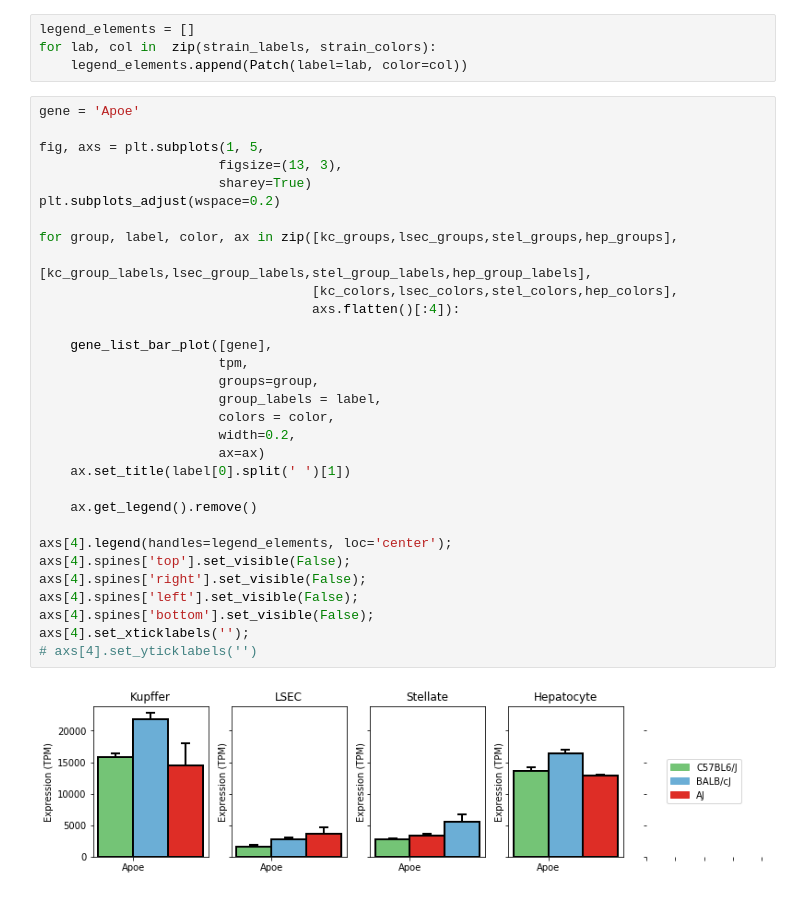
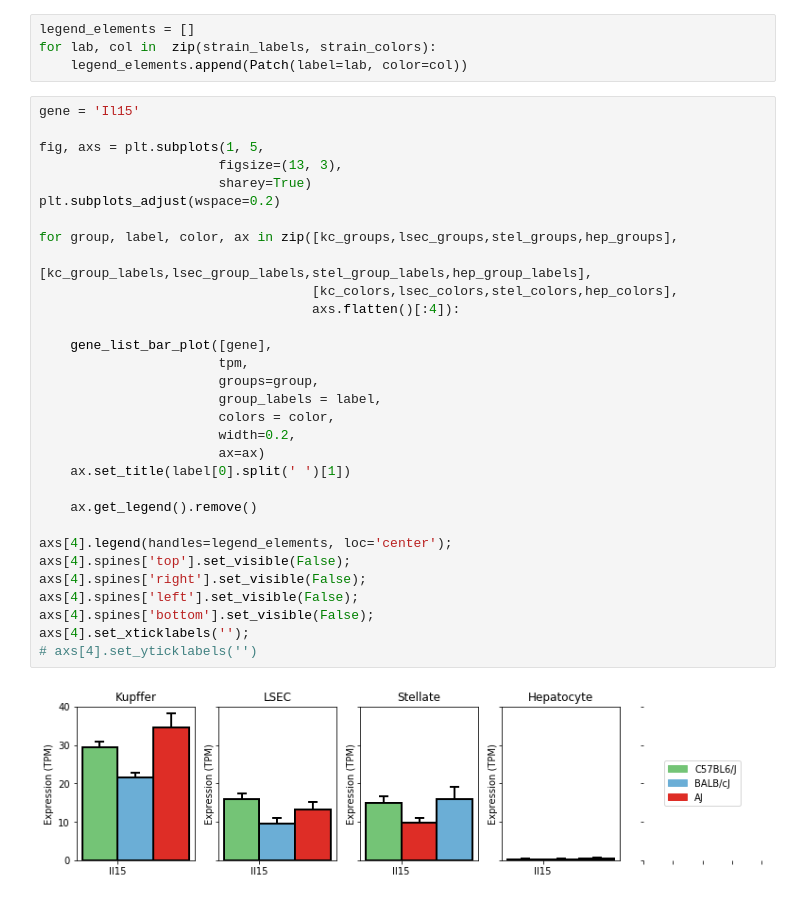
Before and after one commit to HunterBennett/strains_rna, a Jupyter notebook: results/A00_Strains_Control_AllSamples_Visualization.ipynb, the cells around one changed output. Saved outputs shown, nothing was run; the diff lists cells and outputs as text.

```diff
--- a/results/A00_Strains_Control_AllSamples_Visualization.ipynb
+++ b/results/A00_Strains_Control_AllSamples_Visualization.ipynb
@@ -83,35 +83,35 @@ legend_elements = []
 for lab, col in  zip(strain_labels, strain_colors):
     legend_elements.append(Patch(label=lab, color=col))
 # %%
-gene = 'Apoe'
+gene = 'Il15'
 
 fig, axs = plt.subplots(1, 5,
                        figsize=(13, 3),
                        sharey=True)
 plt.subplots_adjust(wspace=0.2)
 
 for group, label, color, ax in zip([kc_groups,lsec_groups,stel_groups,hep_groups],
                                    [kc_group_labels,lsec_group_labels,stel_group_labels,hep_group_labels],
                                    [kc_colors,lsec_colors,stel_colors,hep_colors],
                                    axs.flatten()[:4]):
 
     gene_list_bar_plot([gene],
                        tpm,
                        groups=group,
                        group_labels = label,
                        colors = color,
                        width=0.2,
                        ax=ax)
     ax.set_title(label[0].split(' ')[1])
 
     ax.get_legend().remove()
 
 axs[4].legend(handles=legend_elements, loc='center');
 axs[4].spines['top'].set_visible(False);
 axs[4].spines['right'].set_visible(False);
 axs[4].spines['left'].set_visible(False);
 axs[4].spines['bottom'].set_visible(False);
 axs[4].set_xticklabels('');
 # axs[4].set_yticklabels('')
 # %% [output]
-[figure, old version]
+[figure, new version]
```
Also changed, not shown: 2 other files.
